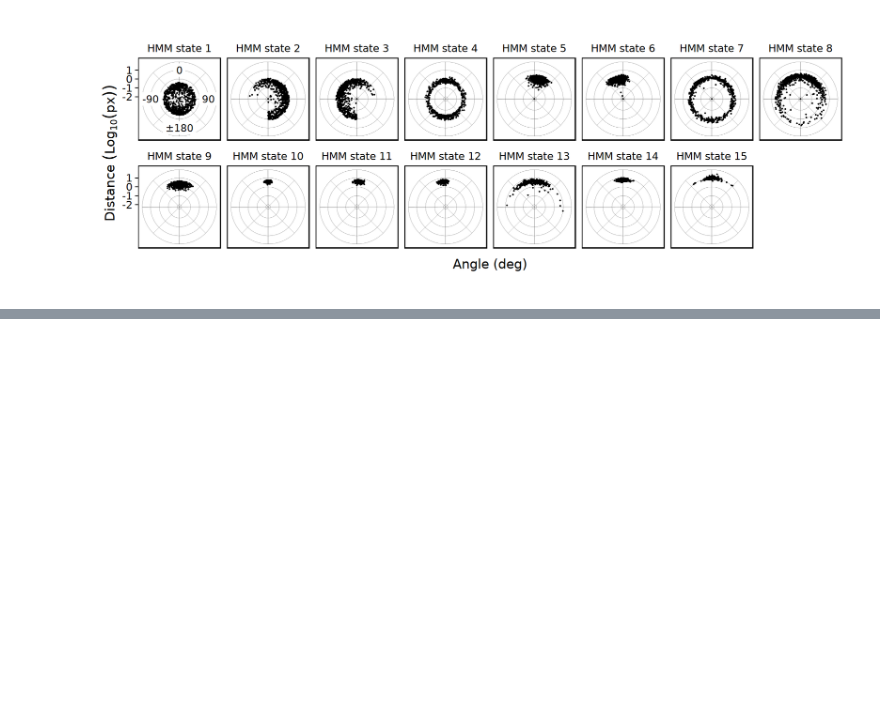
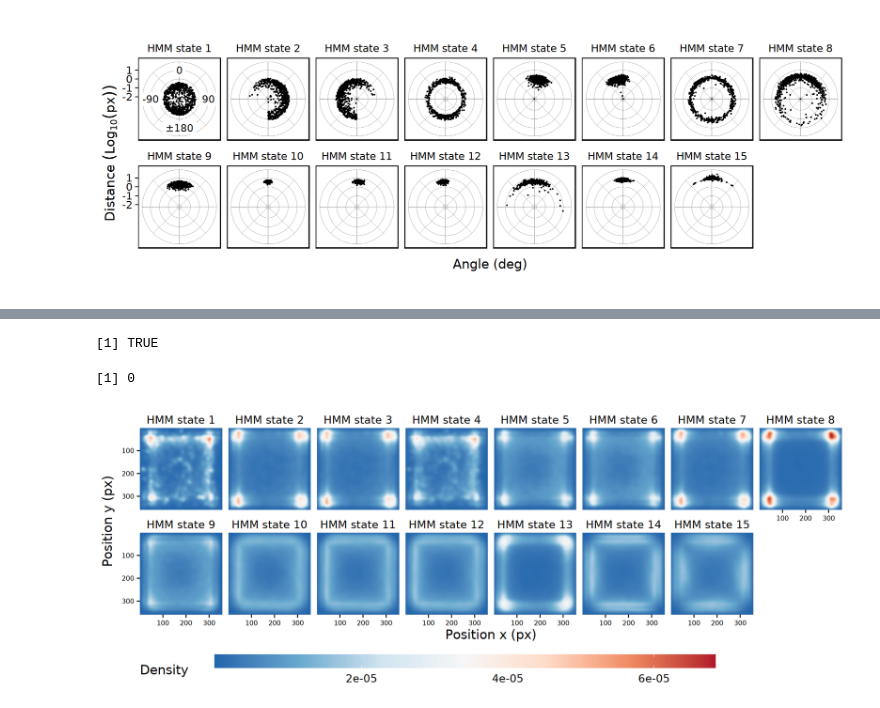
Before and after one commit to birneylab/medaka_behaviour_pilot, a Jupyter notebook: figures_and_tables/fig4/fig4.ipynb, the cells around one changed output, grey strips where cells are left out. Saved outputs shown, nothing was run; the diff lists cells and outputs as text; code cells hidden in the pictures; blank space fills up the shorter version.

```diff
--- a/figures_and_tables/fig4/fig4.ipynb
+++ b/figures_and_tables/fig4/fig4.ipynb
@@ -22,7 +22,7 @@ The following object is masked from ‘package:lubridate’:
     stamp
 # %%
 set.seed(1)
-df <- fread("/lts/research/birney/users/saul/nextflow/medaka_behaviour_pilot/hmm/time_step0.08_n_states15_hmm.csv.gz")
+df <- fread("/nfs/research/birney/users/saul/nextflow/medaka_behaviour_pilot/hmm/time_step0.08_n_states15_hmm.csv.gz")
 df[, mean_dist := log10(mean(distance)), by = hmm_state]
 tmp <- df[, .(hmm_state, mean_dist)] |> distinct() |> as.data.table()
 tmp[, hmm_state_recoded := rank(mean_dist)]
@@ -77,0 +99,3 @@ ggsave(
+# %%
+df_merged <- merge(df, df_positions, by = c("id", "frame_n"), all.x = TRUE)
+head(df_merged)
@@ -77,0 +112,30 @@ ggsave(
+# %%
+nrow(df) == nrow(df_merged)
+df_merged[is.na(x) | is.na(y), .N]
+# %% [output]
+[1] TRUE
+[1] 0
+# %%
+p2 <- ggplot(df_merged, aes(x = x, y = y)) +
+    stat_density_2d(aes(fill = after_stat(density)), geom = "raster", contour = FALSE) +
+    scale_x_continuous(expand = expansion(mult = c(0, 0))) +
+    scale_y_reverse(expand = expansion(mult = c(0, 0))) + # y is up to down
+    scale_fill_distiller(palette = "RdBu", labels = scales::label_scientific(digits = 2)) +
+    facet_wrap(~ hmm_state_recoded, nrow = 2, labeller = as_labeller(function(i){sprintf("HMM state %s", i)})) +
+    labs(y = "Position y (px)", x = "Position x (px)", fill = "Density     ") +
+    theme_cowplot(18) +
+    theme(
+        axis.line = element_blank(),
+        strip.background = element_blank(),
+        panel.background = element_rect(fill = "gray"),
+        axis.title.x = element_text(margin = margin(t = 4)),
+        axis.title.y = element_text(margin = margin(r = 10)),
+        axis.text = element_text(size = 9),
+        legend.position = "bottom",
+        legend.key.width = unit(2, "in")
+    )
+# %%
+options(repr.plot.width = 15, repr.plot.height = 5.7)
+p2
+# %% [output]
+[figure, added]
```
Also changed, not shown: parts of 8 cells of this notebook, 3 other files.
